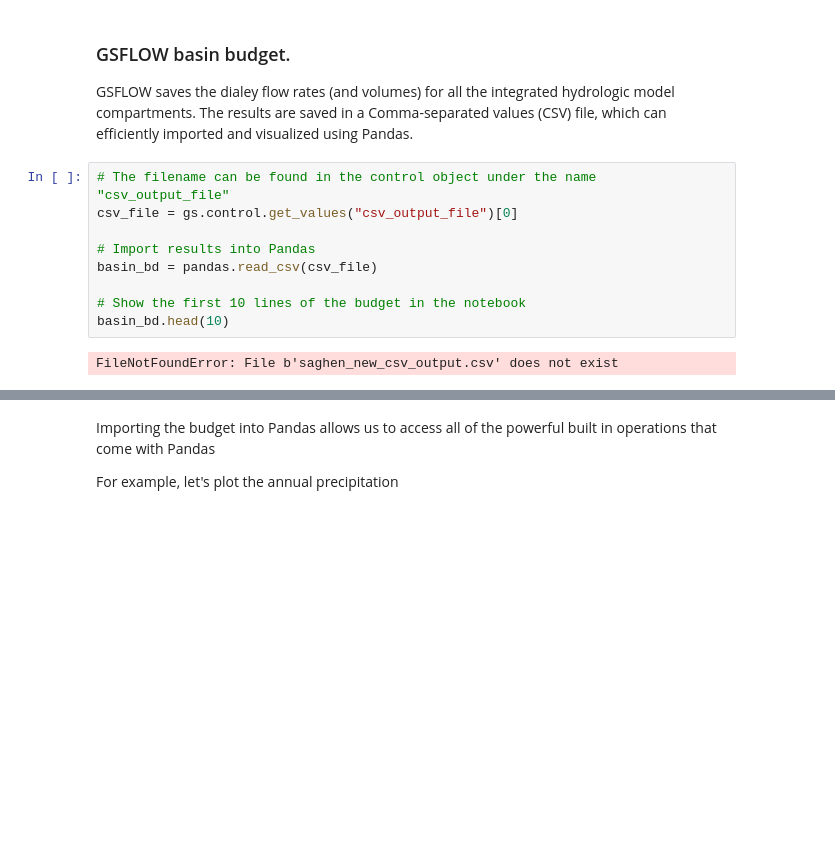
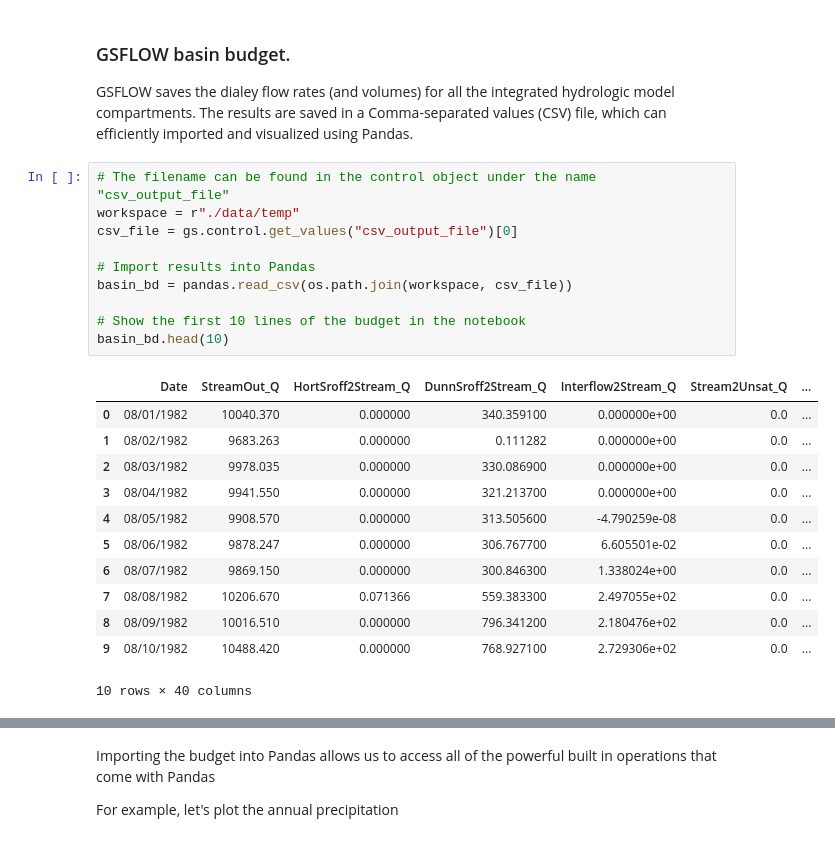
Before and after one commit to pygsflow/pygsflow, a Jupyter notebook: examples/2_Assemble_GSFLOW_model.ipynb, the cells around one changed output, grey strips where cells are left out. Saved outputs shown, nothing was run; the diff lists cells and outputs as text; blank space fills up the shorter version.

Commit message:
Fix notebook 2 error.

```diff
--- a/examples/2_Assemble_GSFLOW_model.ipynb
+++ b/examples/2_Assemble_GSFLOW_model.ipynb
@@ -124,15 +124,27 @@ WARNING: parameter id_obsrunoff is used by module gsflow_sum but values are not
 GSFLOW saves the dialey flow rates (and volumes) for all the integrated hydrologic model compartments. The results are saved in a Comma-separated values (CSV) file, which can efficiently imported and visualized using Pandas.
 # %%
 # The filename can be found in the control object under the name "csv_output_file"
+workspace = r"./data/temp"
 csv_file = gs.control.get_values("csv_output_file")[0]
 
 # Import results into Pandas
-basin_bd = pandas.read_csv(csv_file)
+basin_bd = pandas.read_csv(os.path.join(workspace, csv_file))
 
 # Show the first 10 lines of the budget in the notebook
 basin_bd.head(10)
 # %% [output]
+|  | Date | StreamOut_Q | HortSroff2Stream_Q | DunnSroff2Stream_Q | Interflow2Stream_Q | Stream2Unsat_Q | ... |
+| 0 | 08/01/1982 | 10040.370 | 0.000000 | 340.359100 | 0.000000e+00 | 0.0 | ... |
+| 1 | 08/02/1982 | 9683.263 | 0.000000 | 0.111282 | 0.000000e+00 | 0.0 | ... |
+| 2 | 08/03/1982 | 9978.035 | 0.000000 | 330.086900 | 0.000000e+00 | 0.0 | ... |
+| 3 | 08/04/1982 | 9941.550 | 0.000000 | 321.213700 | 0.000000e+00 | 0.0 | ... |
+| 4 | 08/05/1982 | 9908.570 | 0.000000 | 313.505600 | -4.790259e-08 | 0.0 | ... |
+| 5 | 08/06/1982 | 9878.247 | 0.000000 | 306.767700 | 6.605501e-02 | 0.0 | ... |
+| 6 | 08/07/1982 | 9869.150 | 0.000000 | 300.846300 | 1.338024e+00 | 0.0 | ... |
+| 7 | 08/08/1982 | 10206.670 | 0.071366 | 559.383300 | 2.497055e+02 | 0.0 | ... |
+| 8 | 08/09/1982 | 10016.510 | 0.000000 | 796.341200 | 2.180476e+02 | 0.0 | ... |
+| 9 | 08/10/1982 | 10488.420 | 0.000000 | 768.927100 | 2.729306e+02 | 0.0 | ... |
-FileNotFoundError: File b'saghen_new_csv_output.csv' does not exist
+10 rows × 40 columns
 # %%
 # To demonstrate plotting a budget component, let us plot the daily recharge values
 basin_bd.plot(x='Date', y = 'RechargeUnsat2Sat_Q')
```
Also changed, not shown: parts of 20 cells of this notebook.
